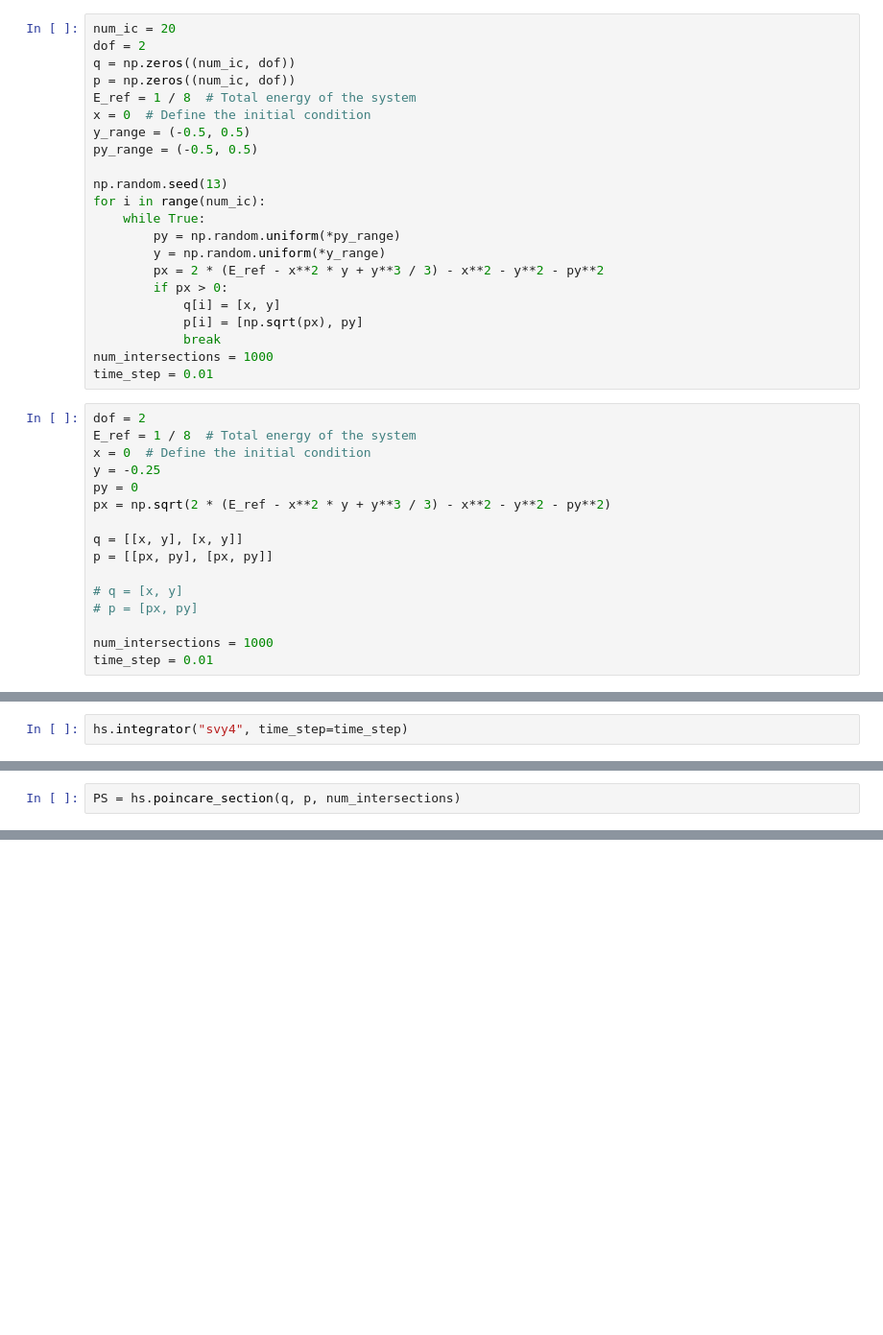
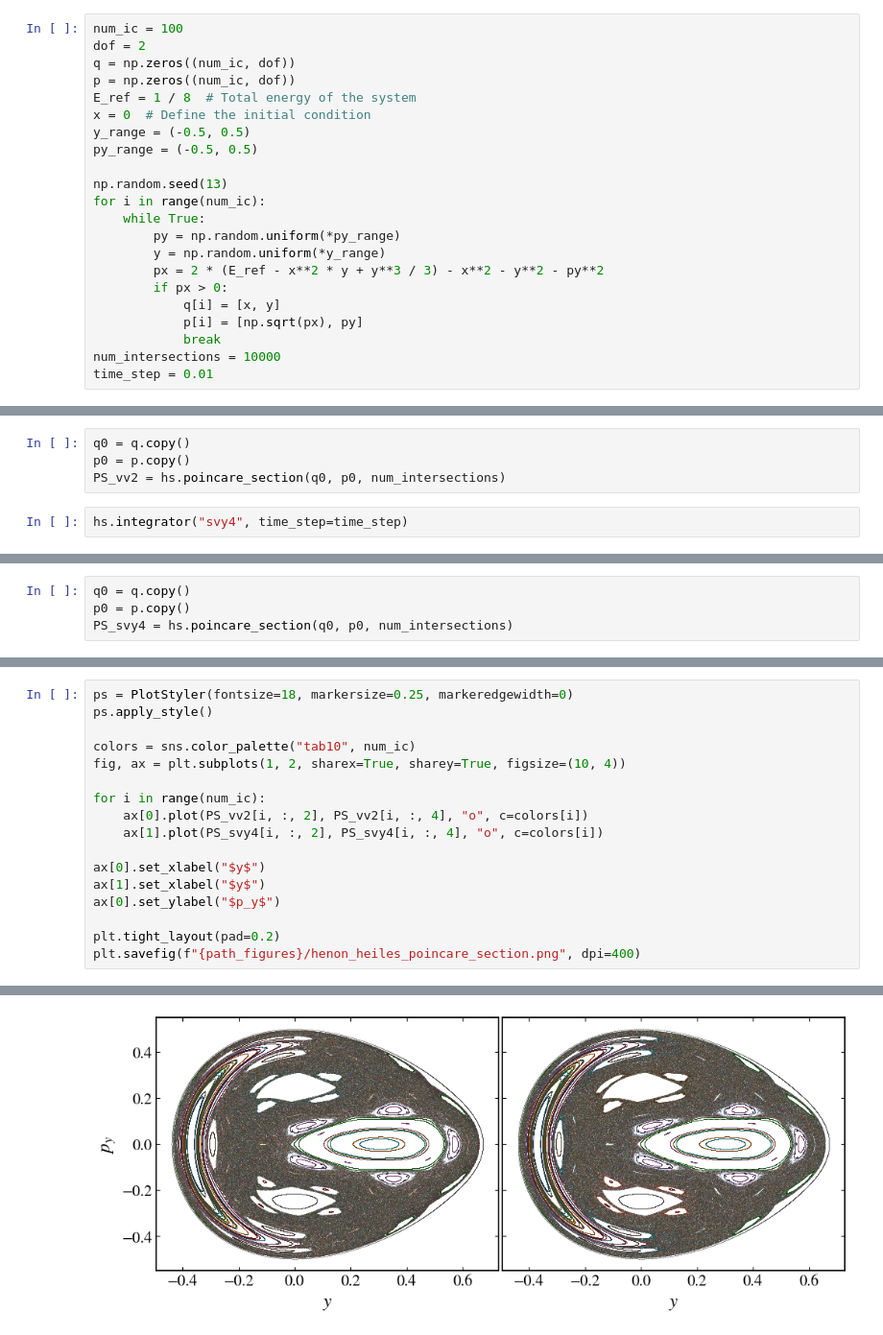
Before and after one commit to mrolims/pynamicalsys, a Jupyter notebook: docs/source/_static/hamiltonian_system_tutorial.ipynb, the cells around one changed output, grey strips where cells are left out. Shown at 96% size. Cells and saved outputs as stored; diff of their text form; blank space fills up the shorter version.

```diff
--- a/docs/source/_static/hamiltonian_system_tutorial.ipynb
+++ b/docs/source/_static/hamiltonian_system_tutorial.ipynb
@@ -18,7 +18,7 @@ path_figures = "../images"
 # %%
 hs = HS(model="henon heiles")
 # %%
-num_ic = 20
+num_ic = 100
 dof = 2
 q = np.zeros((num_ic, dof))
 p = np.zeros((num_ic, dof))
@@ -37,21 +37,5 @@ for i in range(num_ic):
             q[i] = [x, y]
             p[i] = [np.sqrt(px), py]
             break
-num_intersections = 1000
+num_intersections = 10000
 time_step = 0.01
-# %%
-dof = 2
-E_ref = 1 / 8  # Total energy of the system
-x = 0  # Define the initial condition
-y = -0.25
-py = 0
-px = np.sqrt(2 * (E_ref - x**2 * y + y**3 / 3) - x**2 - y**2 - py**2)
-
-q = [[x, y], [x, y]]
-p = [[px, py], [px, py]]
-
-# q = [x, y]
-# p = [px, py]
-
-num_intersections = 1000
-time_step = 0.01
@@ -58,2 +44,6 @@ time_step = 0.01
+# %%
+q0 = q.copy()
+p0 = p.copy()
+PS_vv2 = hs.poincare_section(q0, p0, num_intersections)
 # %%
 hs.integrator("svy4", time_step=time_step)
@@ -65,2 +50,4 @@ q, p
 # %%
-PS = hs.poincare_section(q, p, num_intersections)
+q0 = q.copy()
+p0 = p.copy()
+PS_svy4 = hs.poincare_section(q0, p0, num_intersections)
@@ -70,0 +54,18 @@ PS.shape
+# %%
+ps = PlotStyler(fontsize=18, markersize=0.25, markeredgewidth=0)
+ps.apply_style()
+
+colors = sns.color_palette("tab10", num_ic)
+fig, ax = plt.subplots(1, 2, sharex=True, sharey=True, figsize=(10, 4))
+
+for i in range(num_ic):
+    ax[0].plot(PS_vv2[i, :, 2], PS_vv2[i, :, 4], "o", c=colors[i])
+    ax[1].plot(PS_svy4[i, :, 2], PS_svy4[i, :, 4], "o", c=colors[i])
+
+ax[0].set_xlabel("$y$")
+ax[1].set_xlabel("$y$")
+ax[0].set_ylabel("$p_y$")
+
+plt.tight_layout(pad=0.2)
+plt.savefig(f"{path_figures}/henon_heiles_poincare_section.png", dpi=400)
+# %% [output]
@@ -70,0 +73 @@ PS.shape
+[figure, added]
```
Also changed, not shown: parts of 4 cells of this notebook, 3 other files.
